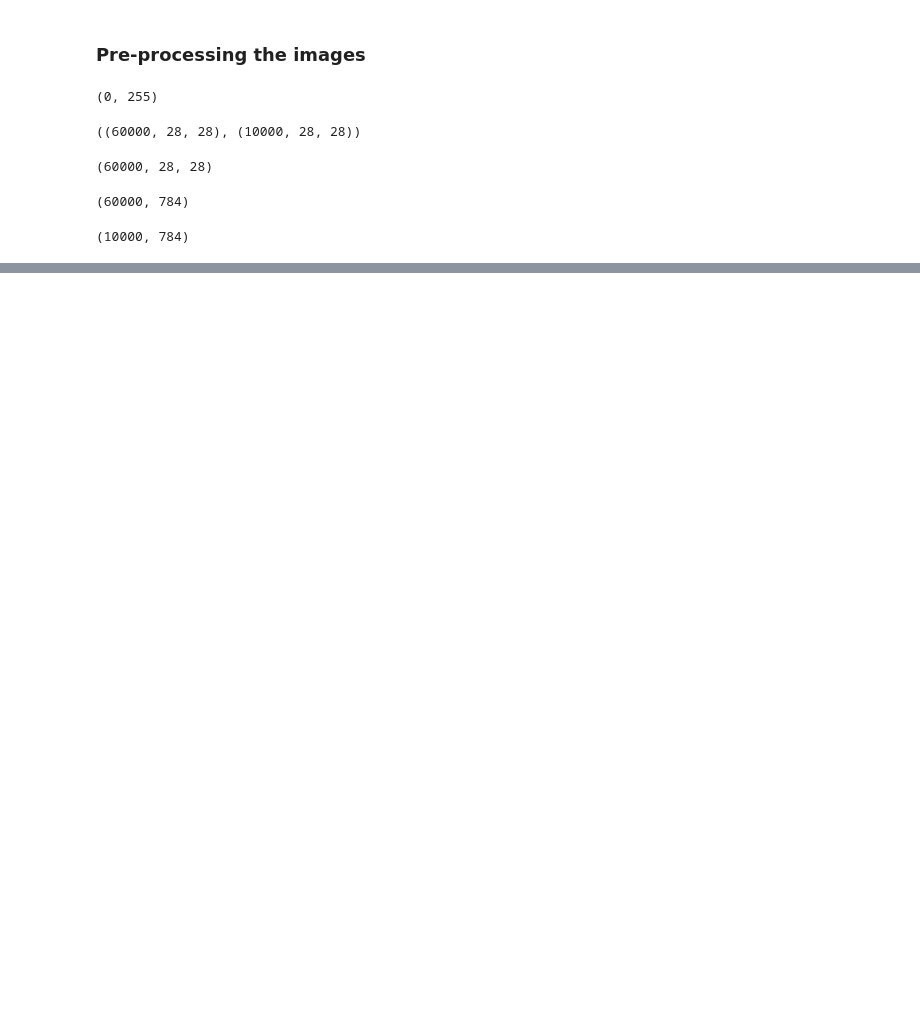
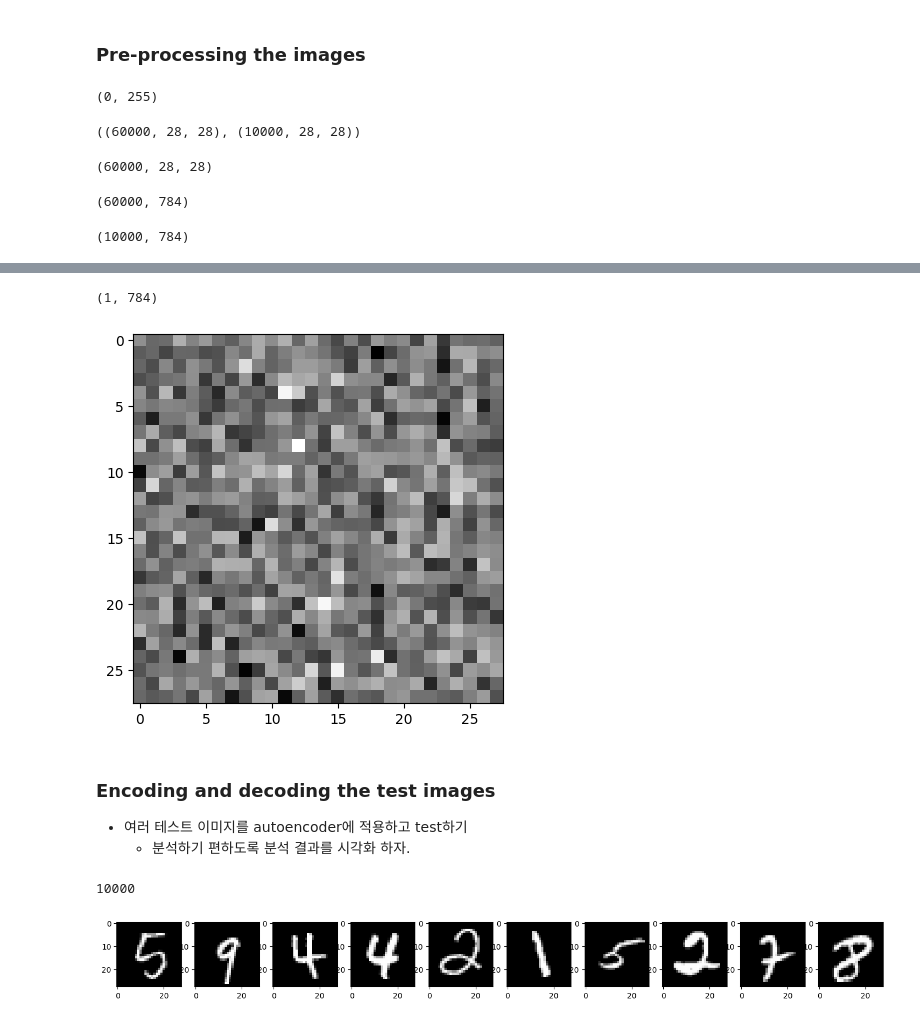
Before and after one commit to LJHgithub2/Computer-Vision, a Jupyter notebook: AutoEncoders/AutoEncoders .ipynb, the cells around one changed output, grey strips where cells are left out. Saved outputs shown, nothing was run; the diff lists cells and outputs as text; code cells hidden in the pictures; blank space fills up the shorter version.

```diff
--- a/AutoEncoders/AutoEncoders .ipynb
+++ b/AutoEncoders/AutoEncoders .ipynb
@@ -104,0 +202,9 @@ x_test.shape
+# %%
+input_layer_decoder = Input(shape=(32,))
+decoder_layer1 = autoencoder.layers[3] # layers[i]는 몇번째 layer를 가져올것인가이다.
+decoder_layer2 = autoencoder.layers[4]
+decoder_layer3 = autoencoder.layers[5]
+# Model의 input레이어는 사용자가 정의한 input_layer_decoder로 32픽셀을 받아온다.
+# 그 다음 레이어를 추가해주어야 한다. 각각의 레이어를 연결하는 방법은 레이어(이전레이어)이다.
+# 따라서 가장 처음 레이어인 input_layer_Deconder가 안쪽 괄호에 있고 두번째 레이어인 decoder_layer1이 두번째 안쪽 괄호에 있다.
+decoder = Model(inputs = input_layer_decoder, outputs = decoder_layer3(decoder_layer2(decoder_layer1(input_layer_decoder))))
@@ -104,0 +231,2 @@ x_test.shape
+# %%
+decoded_image = decoder.predict(encoded_image)
@@ -104,0 +235,27 @@ x_test.shape
+# %%
+decoded_image.shape
+# %% [output]
+(1, 784)
+# %%
+plt.imshow(decoded_image.reshape(28,28),cmap='gray');
+# %% [output]
+[figure, added]
+# %% [markdown]
+### Encoding and decoding the test images
+- 여러 테스트 이미지를 autoencoder에 적용하고 test하기
+  - 분석하기 편하도록 분석 결과를 시각화 하자.
+# %%
+x_test.shape[0] # 0~9999의 인덱스를 가진다
+# %% [output]
+10000
+# %%
+# 모든 데이터를 다 테스트 하긴 오래걸리니 랜덤으로 10개의 이미지만 테스트 한다.
+n_images=10
+test_images = np.random.randint(0,x_test.shape[0] -1, size = n_images)
+
+plt.figure(figsize=(18,18))
+for i , image_index in enumerate(test_images):
+  ax = plt.subplot(10,10,i+1)
+  plt.imshow(x_test[image_index].reshape(28,28), cmap='gray')
+# %% [output]
+[figure, added]
```
Also changed, not shown: parts of 18 cells of this notebook.
